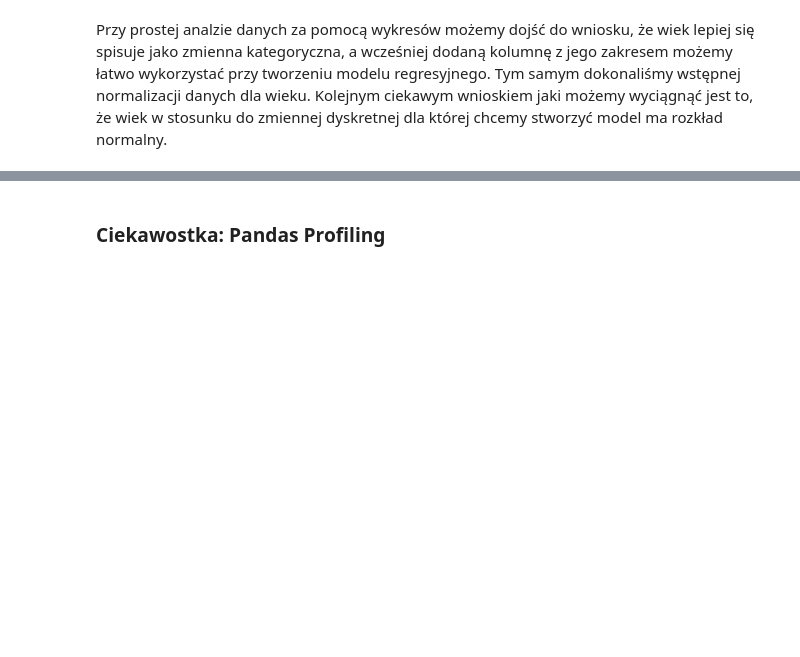
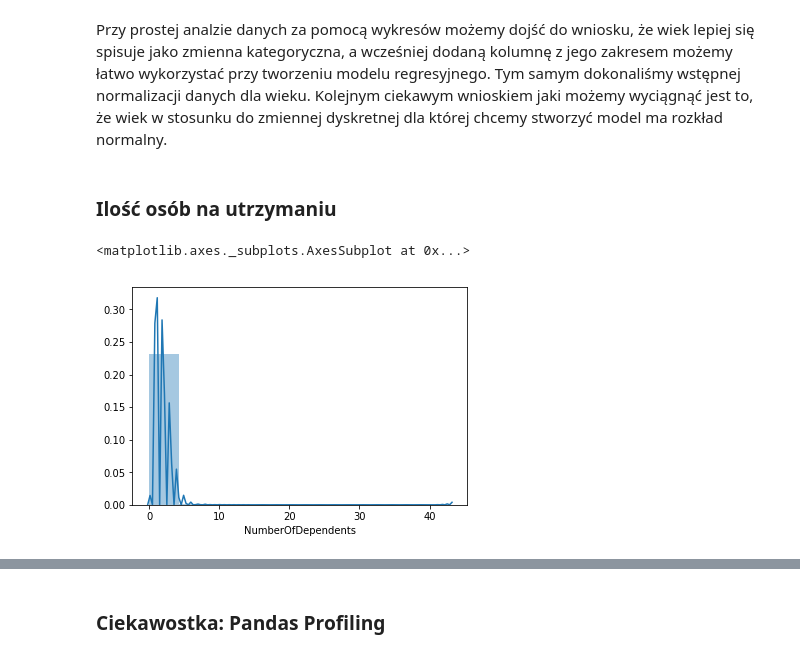
Before and after one commit to SuddenlyPineapple/GiveSomeCredit, a Jupyter notebook: Wojciech_Kasperski_Give_Some_Credit.ipynb, the cells around one changed output, grey strips where cells are left out. Cells and saved outputs as stored; diff of their text form; code cells hidden in the pictures; blank space fills up the shorter version.

```diff
--- a/Wojciech_Kasperski_Give_Some_Credit.ipynb
+++ b/Wojciech_Kasperski_Give_Some_Credit.ipynb
@@ -273,3 +273,10 @@ sns.countplot(x = "age_grouped", hue = "SeriousDlqin2yrs", data = data)
 Przy prostej analzie danych za pomocą wykresów możemy dojść do wniosku, że wiek lepiej się spisuje jako zmienna kategoryczna, a wcześniej dodaną kolumnę z jego zakresem możemy łatwo wykorzystać przy tworzeniu modelu regresyjnego. Tym samym dokonaliśmy wstępnej normalizacji danych dla wieku. Kolejnym ciekawym wnioskiem jaki możemy wyciągnąć jest to, że wiek w stosunku do zmiennej dyskretnej dla której chcemy stworzyć model ma rozkład normalny.
 # %%
 #data = data.drop('age_grouped', axis=1)
+# %% [markdown]
+### Ilość osób na utrzymaniu
+# %%
+sns.distplot(data[data['NumberOfDependents'].notnull()]['NumberOfDependents'], bins=10)
+# %% [output]
+<matplotlib.axes._subplots.AxesSubplot at 0x...>
+[figure, added]
```
Also changed, not shown: parts of 16 cells of this notebook.
